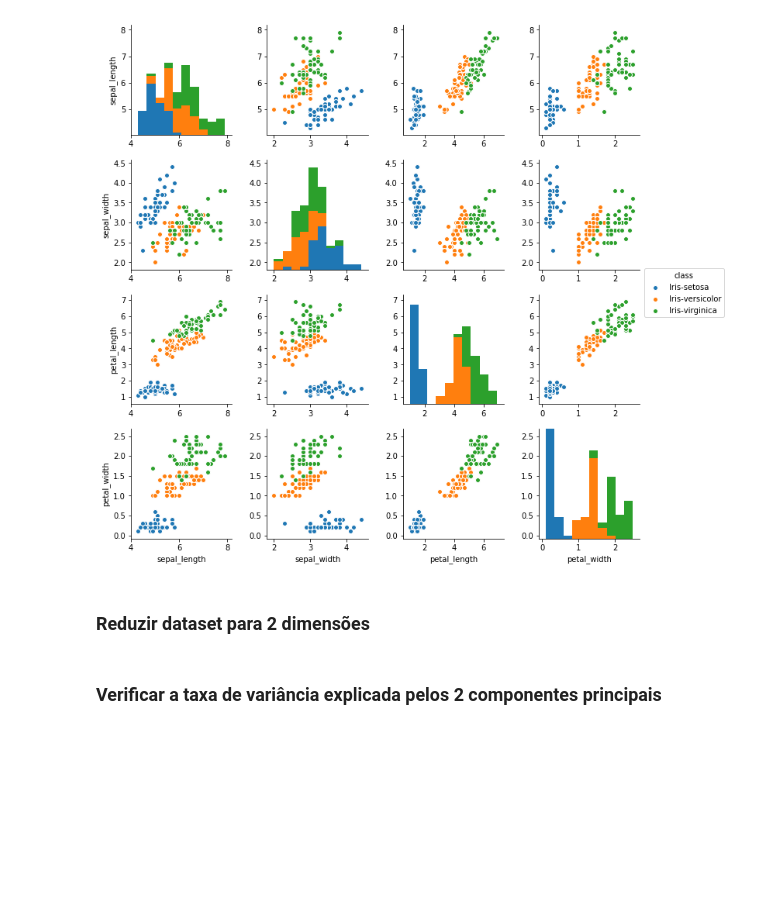
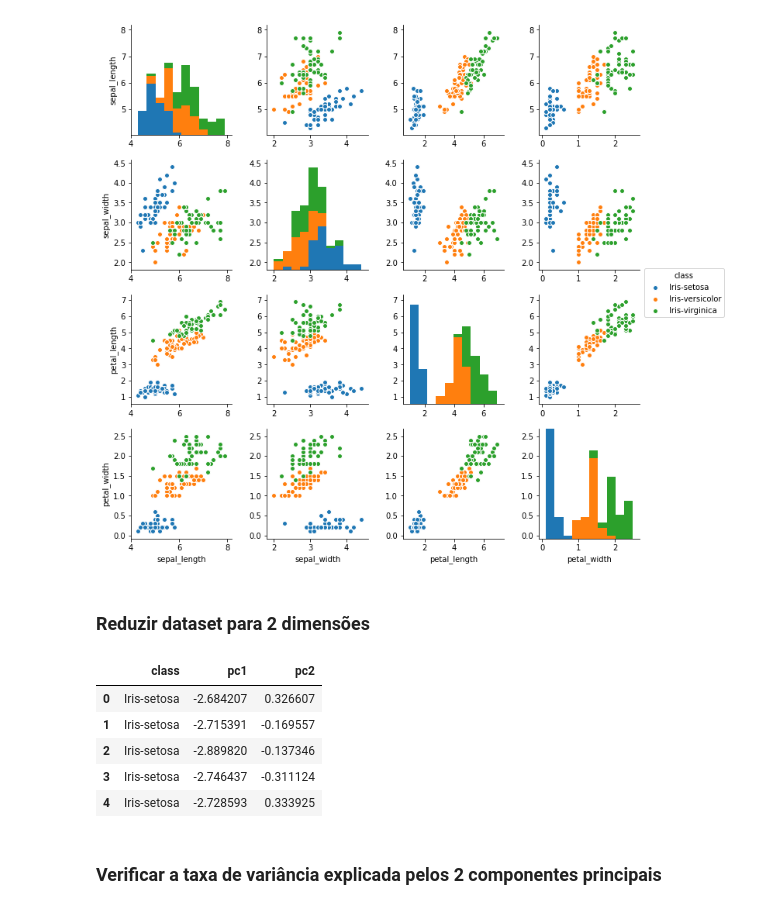
Before and after one commit to wandersondsm/linkedin-articles, a Jupyter notebook: pca-visualizacao/visualizacao-pca.ipynb, the cells around one changed output. Cells and saved outputs as stored; diff of their text form; code cells hidden in the pictures; blank space fills up the shorter version.

Commit message:
Dataset Head

```diff
--- a/pca-visualizacao/visualizacao-pca.ipynb
+++ b/pca-visualizacao/visualizacao-pca.ipynb
@@ -37,7 +37,16 @@ sns.pairplot(dataset, hue='class')
 # %%
 pca = PCA(2)
 datasetPCA = pca.fit_transform(dataset[['sepal_length', 'sepal_width', 'petal_length', 'petal_width']])
 datasetPCA = pd.DataFrame({'pc1': datasetPCA[:, 0], 'pc2': datasetPCA[:, 1], 'class': dataset['class']})
+
+datasetPCA.head()
+# %% [output]
+|  | class | pc1 | pc2 |
+| 0 | Iris-setosa | -2.684207 | 0.326607 |
+| 1 | Iris-setosa | -2.715391 | -0.169557 |
+| 2 | Iris-setosa | -2.889820 | -0.137346 |
+| 3 | Iris-setosa | -2.746437 | -0.311124 |
+| 4 | Iris-setosa | -2.728593 | 0.333925 |
 # %% [markdown]
 ### Verificar a taxa de variância explicada pelos 2 componentes principais
 # %%
```
Also changed, not shown: parts of 1 cell of this notebook.
